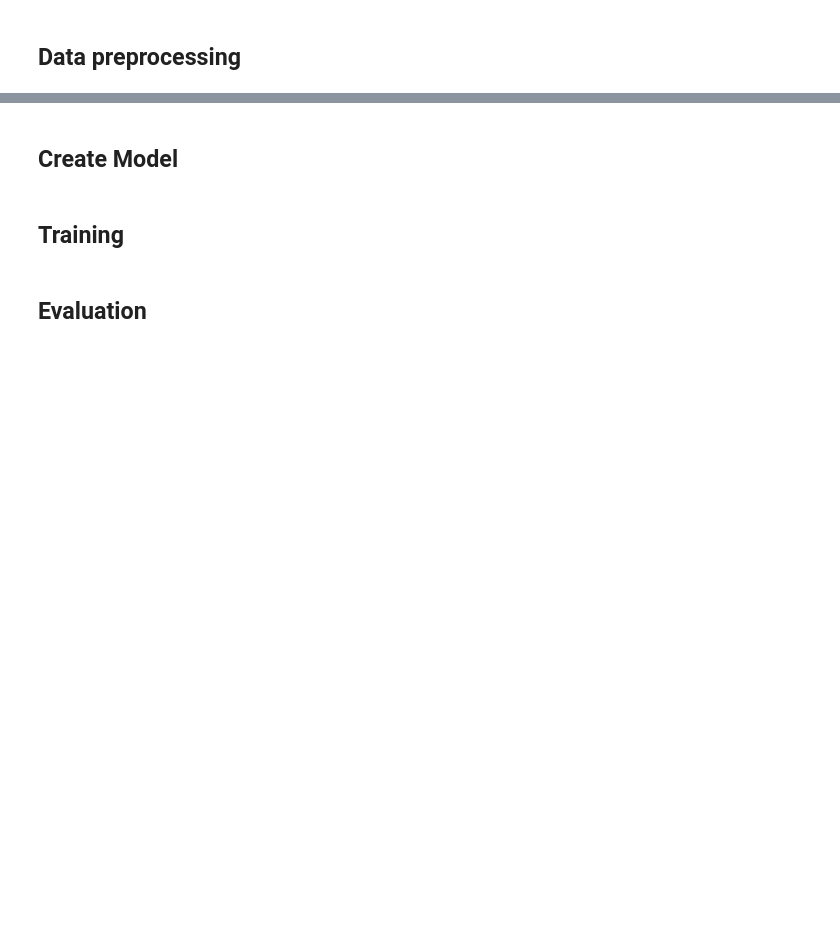
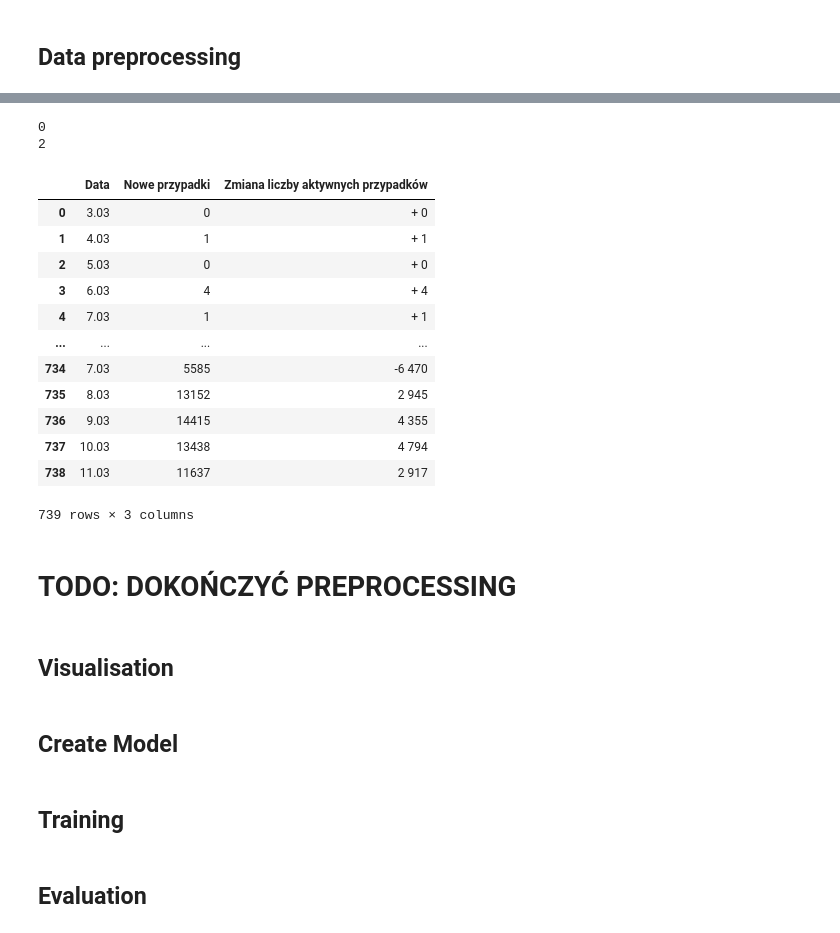
Before and after one commit to PsimonL/DeepLearningProject, a Jupyter notebook: Project.ipynb, the cells around one changed output, grey strips where cells are left out. Drawn from its saved outputs; the diff is of its cells as text; code cells hidden in the pictures; blank space fills up the shorter version.

```diff
--- a/Project.ipynb
+++ b/Project.ipynb
@@ -18,0 +133,17 @@ import sklearn
+# %%
+
+for idx, wartosc_str in enumerate(df['Nowe przypadki']):
+    print(f"{idx} {type(wartosc_str)}")
+    wartosc_str = wartosc_str.strip().replace(' ', '')
+    czy_minus = wartosc_str.startswith('-')
+
+    try:
+        wartosc_int = int(wartosc_str)
+        if czy_minus:
+            wartosc_int *= -1
+
+        df.at[idx, 'Nowe przypadki'] = wartosc_int
+    except ValueError:
+        pass
+
+print(df)
@@ -18,0 +168,34 @@ import sklearn
+# %%
+a = "- 1"
+b = "+ 2"
+
+a = a.replace(' ', '')
+b = b.replace(' ', '')
+
+
+a = int(a)
+b = int(b)
+
+print(a+1)
+print(b)
+# %% [output]
+0
+2
+# %%
+df
+# %% [output]
+|  | Data | Nowe przypadki | Zmiana liczby aktywnych przypadków |
+| 0 | 3.03 | 0 | + 0 |
+| 1 | 4.03 | 1 | + 1 |
+| 2 | 5.03 | 0 | + 0 |
+| 3 | 6.03 | 4 | + 4 |
+| 4 | 7.03 | 1 | + 1 |
+| ... | ... | ... | ... |
+| 734 | 7.03 | 5585 | -6 470 |
+| 735 | 8.03 | 13152 | 2 945 |
+| 736 | 9.03 | 14415 | 4 355 |
+| 737 | 10.03 | 13438 | 4 794 |
+| 738 | 11.03 | 11637 | 2 917 |
+739 rows × 3 columns
+# %% [markdown]
+# TODO: DOKOŃCZYĆ PREPROCESSING
@@ -18,0 +204,2 @@ import sklearn
+# %% [markdown]
+## Visualisation
```
Also changed, not shown: parts of 16 cells of this notebook.
